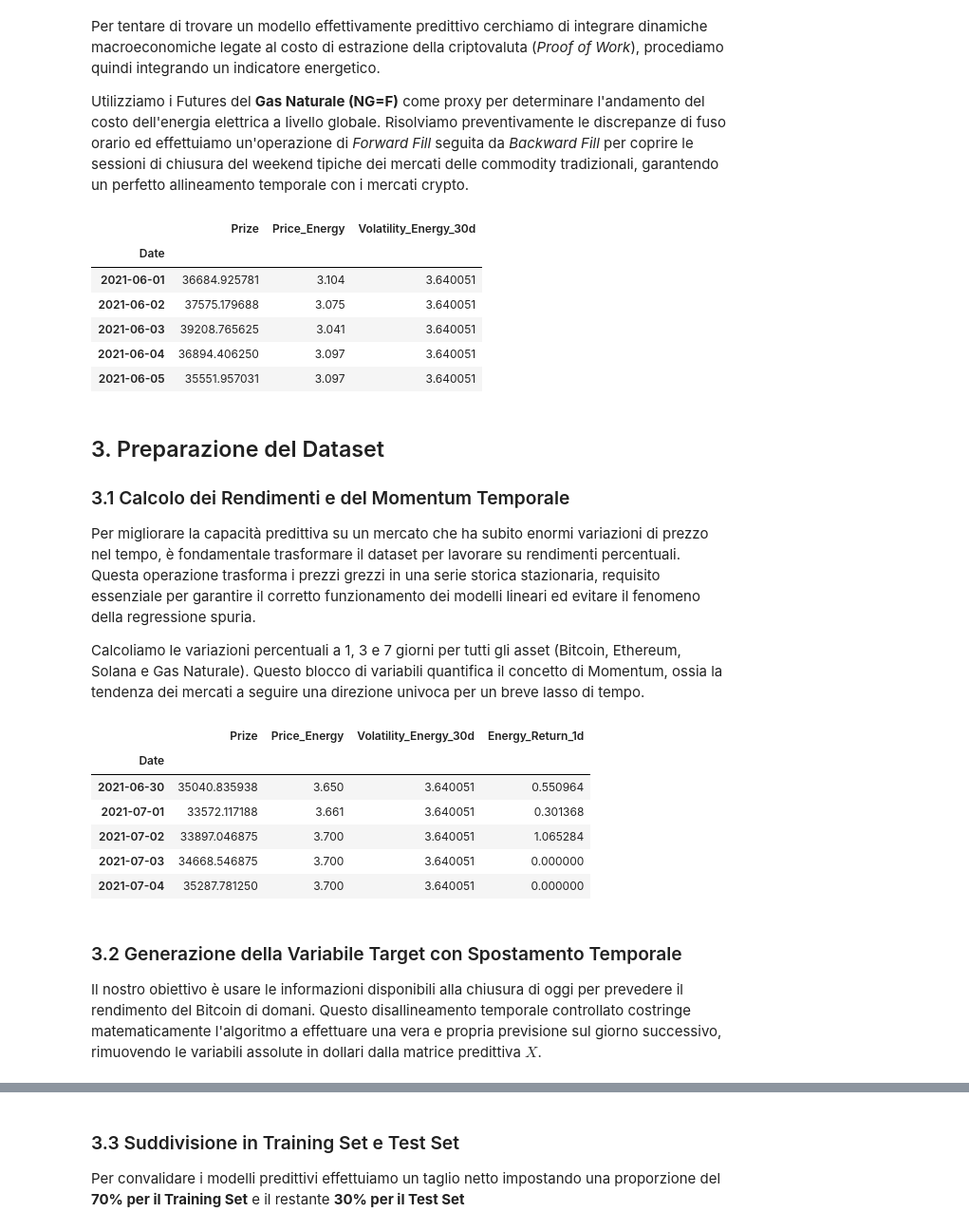
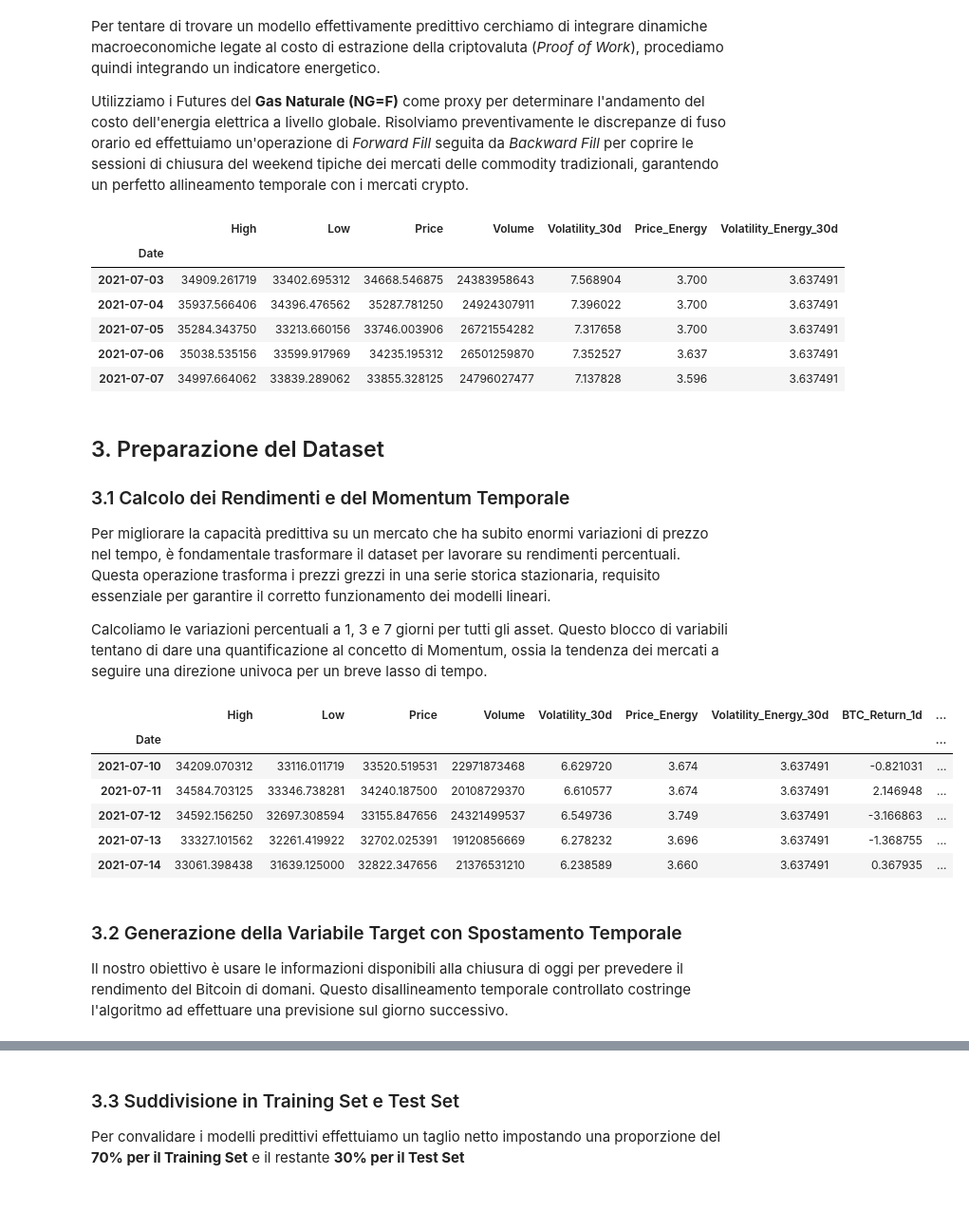
Before and after one commit to TverdohlebEgor/ProgettoDataIntensive, a Jupyter notebook: main.ipynb, the cells around one changed output, grey strips where cells are left out. Shown at 95% size. Drawn from its saved outputs; the diff is of its cells as text; code cells hidden in the pictures; blank space fills up the shorter version.

```diff
--- a/main.ipynb
+++ b/main.ipynb
@@ -95,7 +91,7 @@ Name: Gap_Percentuale, dtype: float64
 # %% [markdown]
 Come previsto la differenza media è virtualmente nulla, possiamo quindi rinominare la colonna Close in Prize per ridurre la ridondanza
 # %%
-df = df.rename(columns={'Close': 'Prize'})
+df = df.rename(columns={'Close': 'Price'})
 df.drop(columns=['Open_Tomorrow', 'Gap_Percentuale', 'Open'], inplace=True)
 # %% [markdown]
 ### 2.3 Integrazione dei Dati di altre cryptovalute (Ethereum e Solana)
@@ -128,3 +189,5 @@ Scaricamento dati per Ethereum e Solana
+# %%
+df.drop(columns=['Price_ETH', 'Price_SOL'], inplace=True)
 # %% [markdown]
 ### 2.4 Aggiunta Feature: Calcolo della Volatilità
 
@@ -133,14 +196,6 @@ Andiamo a calcolare la volatilità storica su una finestra mobile di 30 giorni p
 # %%
-range_btc = ((df['High'] - df['Low']) / df['Prize']) * 100
+range_btc = ((df['High'] - df['Low']) / df['Price']) * 100
 df['Volatility_30d'] = range_btc.rolling(window=30).mean()
 
-eth_hist = eth.history(period="5y")
-range_eth = ((eth_hist['High'] - eth_hist['Low']) / eth_hist['Close']) * 100
-df['Volatility_ETH_30d'] = range_eth.rolling(window=30).mean()
-
-sol_hist = sol.history(period="5y")
-range_sol = ((sol_hist['High'] - sol_hist['Low']) / sol_hist['Close']) * 100
-df['Volatility_SOL_30d'] = range_sol.rolling(window=30).mean()
-
 df.tail()
 # %% [output]
@@ -168,58 +223,57 @@ range_energia = ((df_energia['High'] - df_energia['Low']) / df_energia['Close'])
 df_energia['Volatility_Energy_30d'] = range_energia.rolling(window=30).mean()
 df_energia = df_energia[['Close', 'Volatility_Energy_30d']].rename(columns={'Close': 'Price_Energy'})
 
+columns_to_drop = [col for col in df_energia.columns if col in df.columns]
+if columns_to_drop:
+    df = df.drop(columns=columns_to_drop)
+
 df = df.join(df_energia, how='left')
+
 df['Price_Energy'] = df['Price_Energy'].ffill().bfill()
 df['Volatility_Energy_30d'] = df['Volatility_Energy_30d'].ffill().bfill()
 
-display(df[['Prize', 'Price_Energy', 'Volatility_Energy_30d']].head())
+df = df.dropna()
+
+display(df.head())
 # %% [output]
-|  | Prize | Price_Energy | Volatility_Energy_30d |
-| Date |  |  |  |
-| 2021-06-01 | 36684.925781 | 3.104 | 3.640051 |
-| 2021-06-02 | 37575.179688 | 3.075 | 3.640051 |
-| 2021-06-03 | 39208.765625 | 3.041 | 3.640051 |
-| 2021-06-04 | 36894.406250 | 3.097 | 3.640051 |
-| 2021-06-05 | 35551.957031 | 3.097 | 3.640051 |
+|  | High | Low | Price | Volume | Volatility_30d | Price_Energy | Volatility_Energy_30d |
+| Date |  |  |  |  |  |  |  |
+| 2021-07-03 | 34909.261719 | 33402.695312 | 34668.546875 | 24383958643 | 7.568904 | 3.700 | 3.637491 |
+| 2021-07-04 | 35937.566406 | 34396.476562 | 35287.781250 | 24924307911 | 7.396022 | 3.700 | 3.637491 |
+| 2021-07-05 | 35284.343750 | 33213.660156 | 33746.003906 | 26721554282 | 7.317658 | 3.700 | 3.637491 |
+| 2021-07-06 | 35038.535156 | 33599.917969 | 34235.195312 | 26501259870 | 7.352527 | 3.637 | 3.637491 |
+| 2021-07-07 | 34997.664062 | 33839.289062 | 33855.328125 | 24796027477 | 7.137828 | 3.596 | 3.637491 |
 # %% [markdown]
 ## 3. Preparazione del Dataset
 
 ### 3.1 Calcolo dei Rendimenti e del Momentum Temporale
 
-Per migliorare la capacità predittiva su un mercato che ha subito enormi variazioni di prezzo nel tempo, è fondamentale trasformare il dataset per lavorare su rendimenti percentuali. Questa operazione trasforma i prezzi grezzi in una serie storica stazionaria, requisito essenziale per garantire il corretto funzionamento dei modelli lineari ed evitare il fenomeno della regressione spuria.
+Per migliorare la capacità predittiva su un mercato che ha subito enormi variazioni di prezzo nel tempo, è fondamentale trasformare il dataset per lavorare su rendimenti percentuali. Questa operazione trasforma i prezzi grezzi in una serie storica stazionaria, requisito essenziale per garantire il corretto funzionamento dei modelli lineari.
 
-Calcoliamo le variazioni percentuali a 1, 3 e 7 giorni per tutti gli asset (Bitcoin, Ethereum, Solana e Gas Naturale). Questo blocco di variabili quantifica il concetto di Momentum, ossia la tendenza dei mercati a seguire una direzione univoca per un breve lasso di tempo.
+Calcoliamo le variazioni percentuali a 1, 3 e 7 giorni per tutti gli asset. Questo blocco di variabili tentano di dare una quantificazione al concetto di Momentum, ossia la tendenza dei mercati a seguire una direzione univoca per un breve lasso di tempo.
 # %%
-df['BTC_Return_1d'] = df['Prize'].pct_change(1) * 100
-df['BTC_Return_3d'] = df['Prize'].pct_change(3) * 100
-df['BTC_Return_7d'] = df['Prize'].pct_change(7) * 100
-
-df['ETH_Return_1d'] = df['Price_ETH'].pct_change(1) * 100
-df['ETH_Return_3d'] = df['Price_ETH'].pct_change(3) * 100
-df['ETH_Return_7d'] = df['Price_ETH'].pct_change(7) * 100
-
-df['SOL_Return_1d'] = df['Price_SOL'].pct_change(1) * 100
-df['SOL_Return_3d'] = df['Price_SOL'].pct_change(3) * 100
-df['SOL_Return_7d'] = df['Price_SOL'].pct_change(7) * 100
+df['BTC_Return_1d'] = df['Price'].pct_change(1) * 100
+df['BTC_Return_3d'] = df['Price'].pct_change(3) * 100
+df['BTC_Return_7d'] = df['Price'].pct_change(7) * 100
 
 df['Energy_Return_1d'] = df['Price_Energy'].pct_change(1) * 100
 df['Energy_Return_3d'] = df['Price_Energy'].pct_change(3) * 100
 df['Energy_Return_7d'] = df['Price_Energy'].pct_change(7) * 100
 
 df = df.dropna()
-display(df[['Prize', 'Price_Energy', 'Volatility_Energy_30d', 'Energy_Return_1d']].head())
+display(df.head())
 # %% [output]
-|  | Prize | Price_Energy | Volatility_Energy_30d | Energy_Return_1d |
-| Date |  |  |  |  |
-| 2021-06-30 | 35040.835938 | 3.650 | 3.640051 | 0.550964 |
-| 2021-07-01 | 33572.117188 | 3.661 | 3.640051 | 0.301368 |
-| 2021-07-02 | 33897.046875 | 3.700 | 3.640051 | 1.065284 |
-| 2021-07-03 | 34668.546875 | 3.700 | 3.640051 | 0.000000 |
-| 2021-07-04 | 35287.781250 | 3.700 | 3.640051 | 0.000000 |
+|  | High | Low | Price | Volume | Volatility_30d | Price_Energy | Volatility_Energy_30d | BTC_Return_1d | ... |
+| Date |  |  |  |  |  |  |  |  | ... |
+| 2021-07-10 | 34209.070312 | 33116.011719 | 33520.519531 | 22971873468 | 6.629720 | 3.674 | 3.637491 | -0.821031 | ... |
+| 2021-07-11 | 34584.703125 | 33346.738281 | 34240.187500 | 20108729370 | 6.610577 | 3.674 | 3.637491 | 2.146948 | ... |
+| 2021-07-12 | 34592.156250 | 32697.308594 | 33155.847656 | 24321499537 | 6.549736 | 3.749 | 3.637491 | -3.166863 | ... |
+| 2021-07-13 | 33327.101562 | 32261.419922 | 32702.025391 | 19120856669 | 6.278232 | 3.696 | 3.637491 | -1.368755 | ... |
+| 2021-07-14 | 33061.398438 | 31639.125000 | 32822.347656 | 21376531210 | 6.238589 | 3.660 | 3.637491 | 0.367935 | ... |
 # %% [markdown]
 ### 3.2 Generazione della Variabile Target con Spostamento Temporale
 
-Il nostro obiettivo è usare le informazioni disponibili alla chiusura di oggi per prevedere il rendimento del Bitcoin di domani. Questo disallineamento temporale controllato costringe matematicamente l'algoritmo a effettuare una vera e propria previsione sul giorno successivo, rimuovendo le variabili assolute in dollari dalla matrice predittiva $X$.
+Il nostro obiettivo è usare le informazioni disponibili alla chiusura di oggi per prevedere il rendimento del Bitcoin di domani. Questo disallineamento temporale controllato costringe l'algoritmo ad effettuare una previsione sul giorno successivo.
 # %%
 df['Target_BTC_Return_Tomorrow'] = df['BTC_Return_1d'].shift(-1)
 
```
Also changed, not shown: parts of 30 cells of this notebook.
